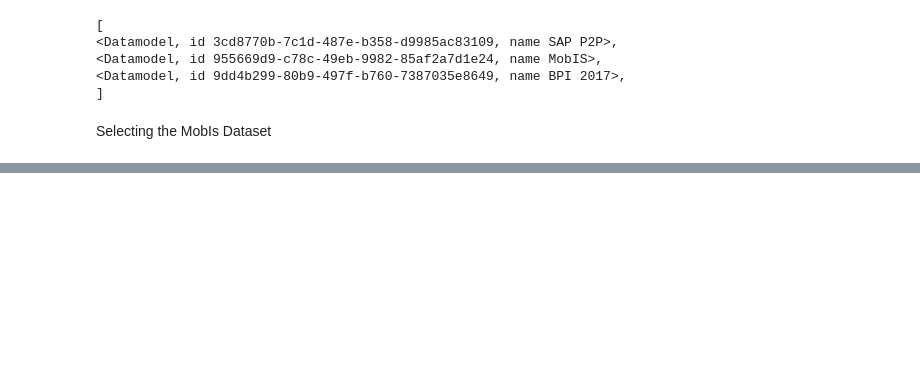
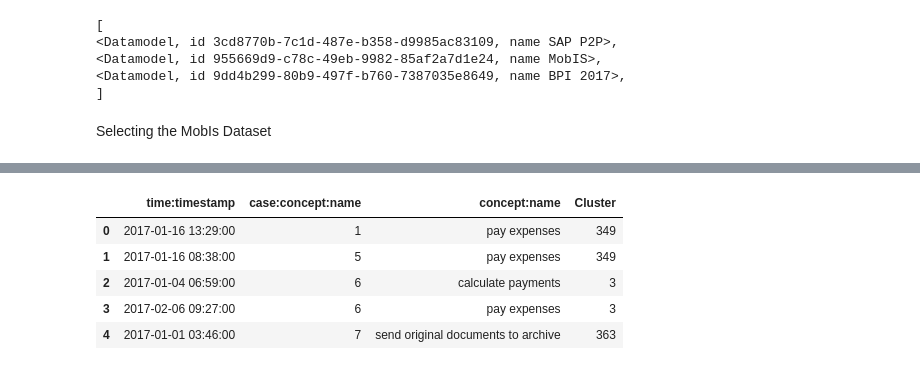
Before and after one commit to Crexia/PMHackathon, a Jupyter notebook: Test.ipynb, the cells around one changed output, grey strips where cells are left out. Drawn from its saved outputs; the diff is of its cells as text; code cells hidden in the pictures; blank space fills up the shorter version.

```diff
--- a/Test.ipynb
+++ b/Test.ipynb
@@ -37,6 +49,19 @@ print(celonis.datamodels)
 # %% [markdown]
 Selecting the MobIs Dataset
 # %%
+# GET DATA FROM CELONIS
 mobis = celonis.datamodels.find("955669d9-c78c-49eb-9982-85af2a7d1e24")
-print(mobis)
+print(mobis.tables.find('63cb0f9c-cbfd-4da0-b7a6-7232cba90992').columns)
+
+from pycelonis.celonis_api.pql import pql
+q = pql.PQL()
+q += pql.PQLColumn('"mobis_challenge_log_2019_csv"."START"', 'time:timestamp')
+q += pql.PQLColumn('"mobis_challenge_log_2019_csv"."CASE"', 'case:concept:name')
+q += pql.PQLColumn('"mobis_challenge_log_2019_csv"."ACTIVITY"', "concept:name")
+q += pql.PQLColumn('CLUSTER_VARIANTS ( VARIANT("mobis_challenge_log_2019_csv"."ACTIVITY"), 2, 1 )', 'Cluster')
+# q += pql.PQLColumn("mobis_challenge_log_2019_csv.START", "start")
+# q += pql.PQLFilter("Filter ACTIVIT_TABLE.ACTIVITY_EN != 'Create Case'; ")
+
+df = mobis._get_data_frame(q)
+df.head()
 # %% [output]
@@ -43,0 +71,6 @@ print(mobis)
+|  | time:timestamp | case:concept:name | concept:name | Cluster |
+| 0 | 2017-01-16 13:29:00 | 1 | pay expenses | 349 |
+| 1 | 2017-01-16 08:38:00 | 5 | pay expenses | 349 |
+| 2 | 2017-01-04 06:59:00 | 6 | calculate payments | 3 |
+| 3 | 2017-02-06 09:27:00 | 6 | pay expenses | 3 |
+| 4 | 2017-01-01 03:46:00 | 7 | send original documents to archive | 363 |
```
Also changed, not shown: parts of 7 cells of this notebook, 2 other files.
